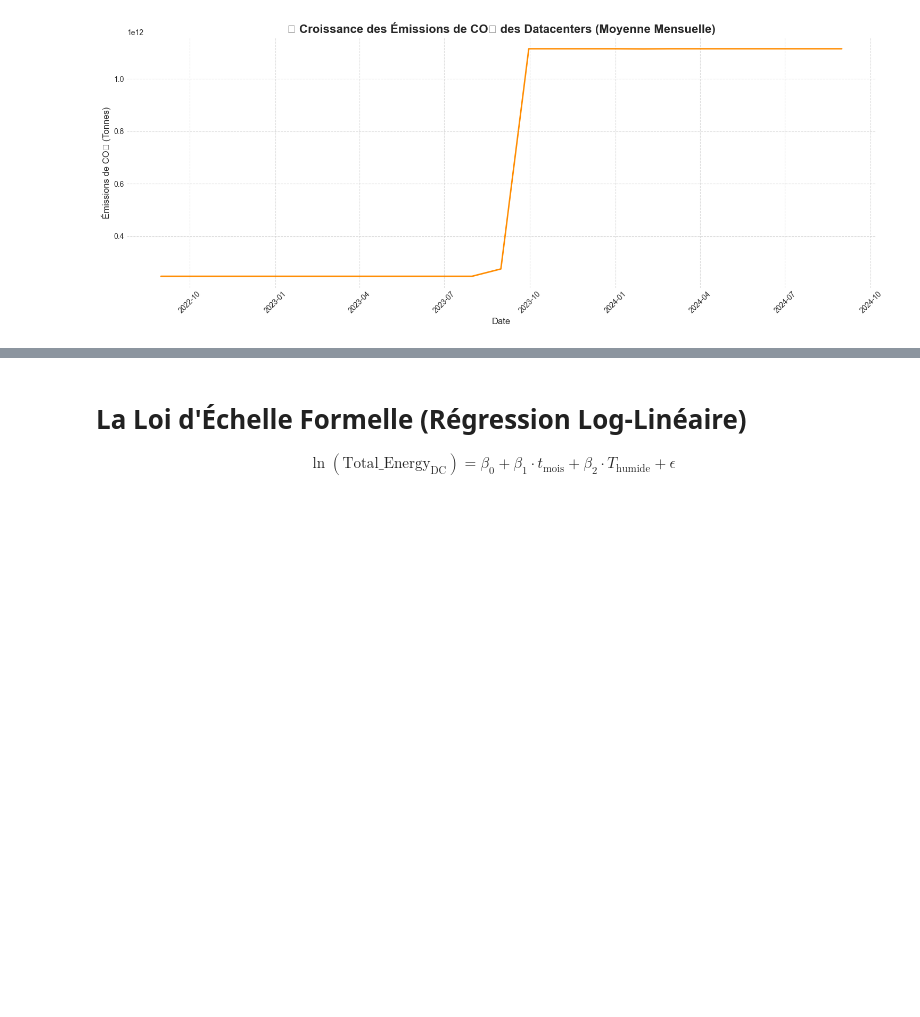
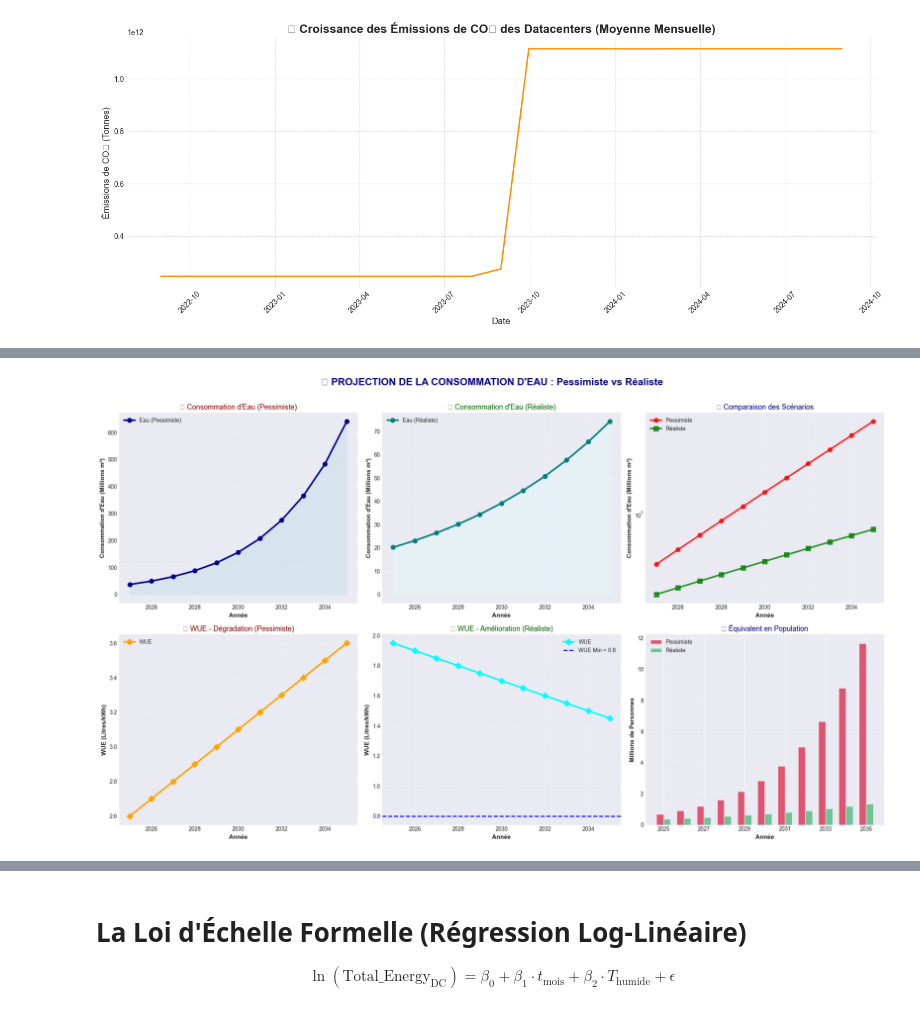
Before and after one commit to mohamedAhmedvall/EnergyWall, a Jupyter notebook: notebooks/exploration_data_daeaAI.ipynb, the cells around one changed output, grey strips where cells are left out. Saved outputs shown, nothing was run; the diff lists cells and outputs as text; code cells hidden in the pictures; blank space fills up the shorter version.

```diff
--- a/notebooks/exploration_data_daeaAI.ipynb
+++ b/notebooks/exploration_data_daeaAI.ipynb
@@ -1026,0 +2023,90 @@ plt.show()
+# %%
+# ============================================================
+# VISUALISATION : Consommation d'Eau (Pessimiste vs Réaliste)
+# ============================================================
+
+fig, axes = plt.subplots(2, 3, figsize=(20, 12))
+fig.suptitle('💧 PROJECTION DE LA CONSOMMATION D\'EAU : Pessimiste vs Réaliste',
+             fontsize=18, fontweight='bold', color='navy')
+
+# --- Graphique 1 : Consommation d'eau Pessimiste ---
+ax1 = axes[0, 0]
+ax1.plot(df_projection['Annee'], df_projection['Consommation_Eau_Millions_m3'],
+         marker='o', linewidth=3, markersize=8, color='darkblue', label='Eau (Pessimiste)')
+ax1.fill_between(df_projection['Annee'], 0, df_projection['Consommation_Eau_Millions_m3'],
+                 alpha=0.3, color='lightblue')
+ax1.set_xlabel('Année', fontsize=11, fontweight='bold')
+ax1.set_ylabel('Consommation d\'Eau (Millions m³)', fontsize=11, fontweight='bold')
+ax1.set_title('🔴 Consommation d\'Eau (Pessimiste)', fontsize=13, color='darkred')
+ax1.grid(True, linestyle='--', alpha=0.6)
+ax1.legend(fontsize=10)
+
+# --- Graphique 2 : Consommation d'eau Réaliste ---
+ax2 = axes[0, 1]
+ax2.plot(df_projection_realiste['Annee'], df_projection_realiste['Consommation_Eau_Millions_m3'],
+         marker='o', linewidth=3, markersize=8, color='teal', label='Eau (Réaliste)')
+ax2.fill_between(df_projection_realiste['Annee'], 0, df_projection_realiste['Consommation_Eau_Millions_m3'],
+                 alpha=0.3, color='lightcyan')
+ax2.set_xlabel('Année', fontsize=11, fontweight='bold')
+ax2.set_ylabel('Consommation d\'Eau (Millions m³)', fontsize=11, fontweight='bold')
+ax2.set_title('🟢 Consommation d\'Eau (Réaliste)', fontsize=13, color='darkgreen')
+ax2.grid(True, linestyle='--', alpha=0.6)
+ax2.legend(fontsize=10)
+
+# --- Graphique 3 : Comparaison directe ---
+ax3 = axes[0, 2]
+ax3.plot(df_projection['Annee'], df_projection['Consommation_Eau_Millions_m3'],
+         marker='o', linewidth=3, markersize=8, color='red', label='Pessimiste', alpha=0.8)
+ax3.plot(df_projection_realiste['Annee'], df_projection_realiste['Consommation_Eau_Millions_m3'],
+         marker='s', linewidth=3, markersize=8, color='green', label='Réaliste', alpha=0.8)
+ax3.set_xlabel('Année', fontsize=11, fontweight='bold')
+ax3.set_ylabel('Consommation d\'Eau (Millions m³)', fontsize=11, fontweight='bold')
+ax3.set_title('📊 Comparaison des Scénarios', fontsize=13, color='navy')
+ax3.grid(True, linestyle='--', alpha=0.6)
+ax3.legend(fontsize=10)
+ax3.set_yscale('log')
+
+# --- Graphique 4 : WUE Pessimiste ---
+ax4 = axes[1, 0]
+ax4.plot(df_projection['Annee'], df_projection['WUE'],
+         marker='D', linewidth=3, markersize=8, color='orange', label='WUE')
+ax4.set_xlabel('Année', fontsize=11, fontweight='bold')
+ax4.set_ylabel('WUE (Litres/kWh)', fontsize=11, fontweight='bold')
+ax4.set_title('🔴 WUE - Dégradation (Pessimiste)', fontsize=13, color='darkred')
+ax4.grid(True, linestyle='--', alpha=0.6)
+ax4.legend(fontsize=10)
+
+# --- Graphique 5 : WUE Réaliste ---
+ax5 = axes[1, 1]
+ax5.plot(df_projection_realiste['Annee'], df_projection_realiste['WUE'],
+         marker='D', linewidth=3, markersize=8, color='cyan', label='WUE')
+ax5.axhline(y=WUE_MIN, color='blue', linestyle='--', linewidth=2, label=f'WUE Min = {WUE_MIN}')
+ax5.set_xlabel('Année', fontsize=11, fontweight='bold')
+ax5.set_ylabel('WUE (Litres/kWh)', fontsize=11, fontweight='bold')
+ax5.set_title('🟢 WUE - Amélioration (Réaliste)', fontsize=13, color='darkgreen')
+ax5.grid(True, linestyle='--', alpha=0.6)
+ax5.legend(fontsize=10)
+
+# --- Graphique 6 : Équivalent en population ---
+ax6 = axes[1, 2]
+personnes_p = df_projection['Consommation_Eau_Millions_m3'] * 1e6 / 55 / 1e6  # en millions
+personnes_r = df_projection_realiste['Consommation_Eau_Millions_m3'] * 1e6 / 55 / 1e6
+
+width = 0.35
+x = np.arange(len(df_projection['Annee']))
+ax6.bar(x - width/2, personnes_p, width, label='Pessimiste', color='crimson', alpha=0.7)
+ax6.bar(x + width/2, personnes_r, width, label='Réaliste', color='mediumseagreen', alpha=0.7)
+ax6.set_xlabel('Année', fontsize=11, fontweight='bold')
+ax6.set_ylabel('Millions de Personnes', fontsize=11, fontweight='bold')
+ax6.set_title('👥 Équivalent en Population', fontsize=13, color='navy')
+ax6.set_xticks(x[::2])  # Afficher une année sur deux
+ax6.set_xticklabels(df_projection['Annee'].values[::2])
+ax6.legend(fontsize=10)
+ax6.grid(True, axis='y', linestyle='--', alpha=0.6)
+
+plt.tight_layout(rect=[0, 0, 1, 0.97])
+plt.show()
+
+print("\n✅ Visualisations de la consommation d'eau générées!")
+# %% [output]
+[figure, added]
```
Also changed, not shown: parts of 26 cells of this notebook.
